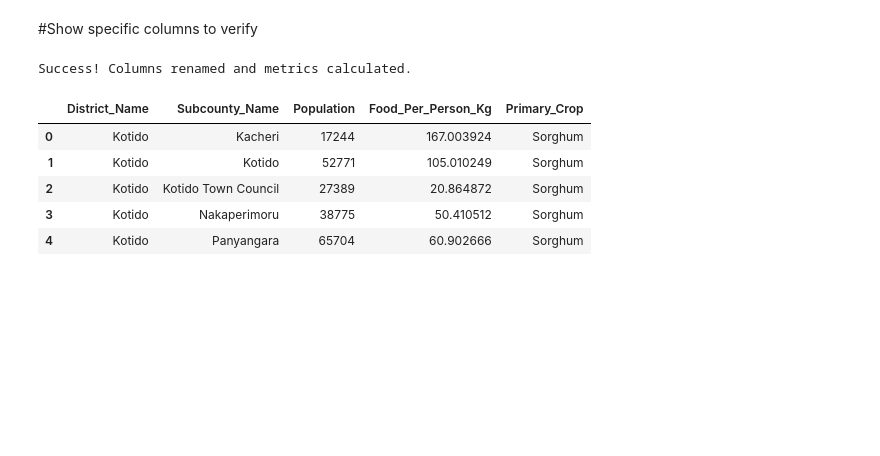
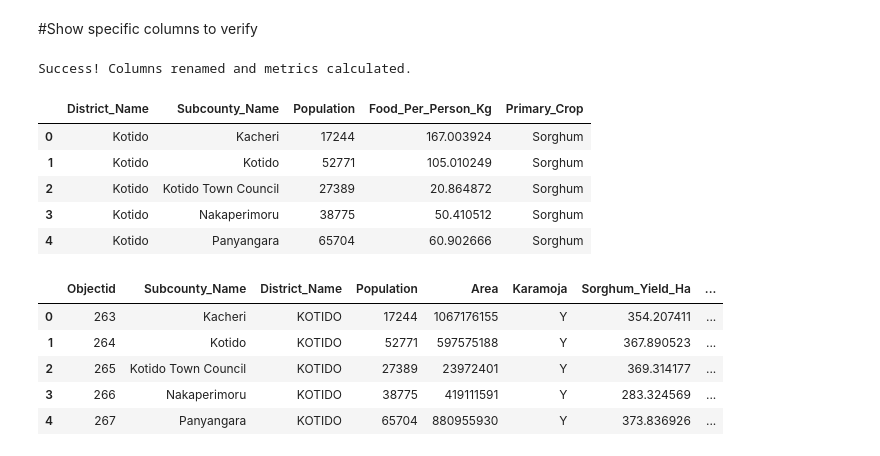
Before and after one commit to mumbumercy/Karamoja-food-security, a Jupyter notebook: notebooks/01_Data_cleaning.ipynb, the cells around one changed output. Saved outputs shown, nothing was run; the diff lists cells and outputs as text; code cells hidden in the pictures; blank space fills up the shorter version.

Commit message:
final districts

```diff
--- a/notebooks/01_Data_cleaning.ipynb
+++ b/notebooks/01_Data_cleaning.ipynb
@@ -273,7 +273,14 @@ Success! Columns renamed and metrics calculated.
 # %%
 df_merged['District_Name'] = df_merged['District_Name'].str.upper()
 # %%
-df_merged.head
+df_merged.head()
+# %% [output]
+|  | Objectid | Subcounty_Name | District_Name | Population | Area | Karamoja | Sorghum_Yield_Ha | ... |
+| 0 | 263 | Kacheri | KOTIDO | 17244 | 1067176155 | Y | 354.207411 | ... |
+| 1 | 264 | Kotido | KOTIDO | 52771 | 597575188 | Y | 367.890523 | ... |
+| 2 | 265 | Kotido Town Council | KOTIDO | 27389 | 23972401 | Y | 369.314177 | ... |
+| 3 | 266 | Nakaperimoru | KOTIDO | 38775 | 419111591 | Y | 283.324569 | ... |
+| 4 | 267 | Panyangara | KOTIDO | 65704 | 880955930 | Y | 373.836926 | ... |
 # %%
 output_folder = '../data/processed'
 # %%
```
Also changed, not shown: parts of 1 cell of this notebook.
